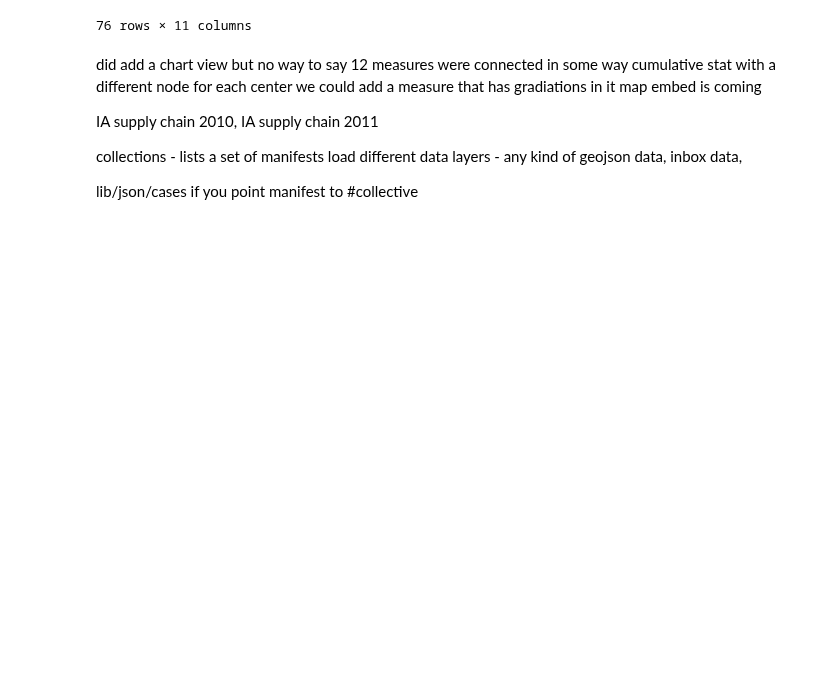
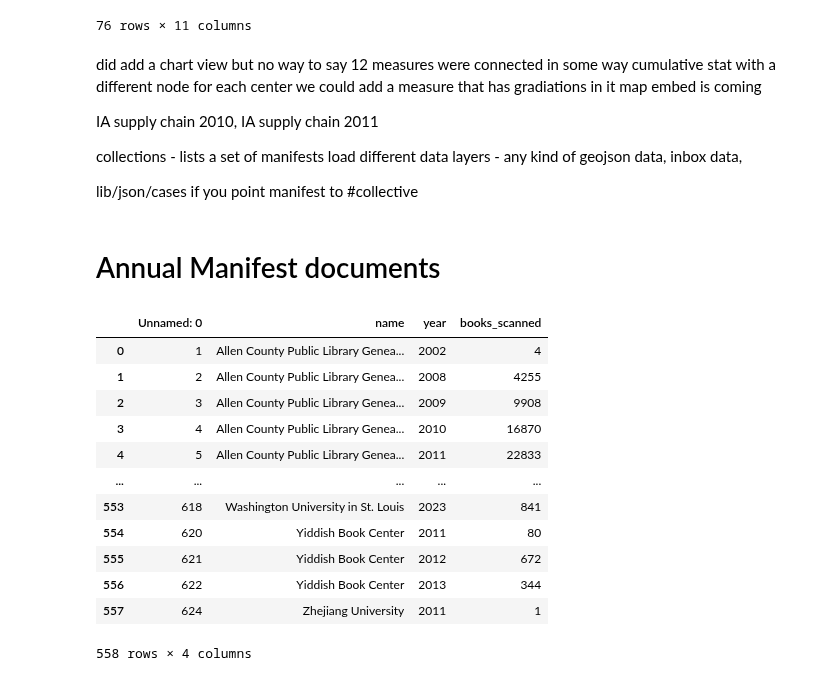
Before and after one commit to ers6/ia_scanning_labor_data, a Jupyter notebook: manifest-records/ia-manifest.ipynb, the cells around one changed output. Drawn from its saved outputs; the diff is of its cells as text; code cells hidden in the pictures; blank space fills up the shorter version.

Commit message:
exploring making manifests by year

```diff
--- a/manifest-records/ia-manifest.ipynb
+++ b/manifest-records/ia-manifest.ipynb
@@ -326,3 +326,23 @@ collections - lists a set of manifests
 load different data layers - any kind of geojson data, inbox data,
 
 lib/json/cases if you point manifest to #collective
+# %% [markdown]
+# Annual Manifest documents
+# %%
+yearly_books = pd.read_csv("https://raw.githubusercontent.com/ers6/ia_scanning_labor_data/refs/heads/main/metadata-analysis/metadata-records-analysis-csvs/annual_scans_per_center.csv")
+# %%
+yearly_books
+# %% [output]
+|  | Unnamed: 0 | name | year | books_scanned |
+| 0 | 1 | Allen County Public Library Genea... | 2002 | 4 |
+| 1 | 2 | Allen County Public Library Genea... | 2008 | 4255 |
+| 2 | 3 | Allen County Public Library Genea... | 2009 | 9908 |
+| 3 | 4 | Allen County Public Library Genea... | 2010 | 16870 |
+| 4 | 5 | Allen County Public Library Genea... | 2011 | 22833 |
+| ... | ... | ... | ... | ... |
+| 553 | 618 | Washington University in St. Louis | 2023 | 841 |
+| 554 | 620 | Yiddish Book Center | 2011 | 80 |
+| 555 | 621 | Yiddish Book Center | 2012 | 672 |
+| 556 | 622 | Yiddish Book Center | 2013 | 344 |
+| 557 | 624 | Zhejiang University | 2011 | 1 |
+558 rows × 4 columns
```
Also changed, not shown: parts of 1 cell of this notebook, 5 other files.
